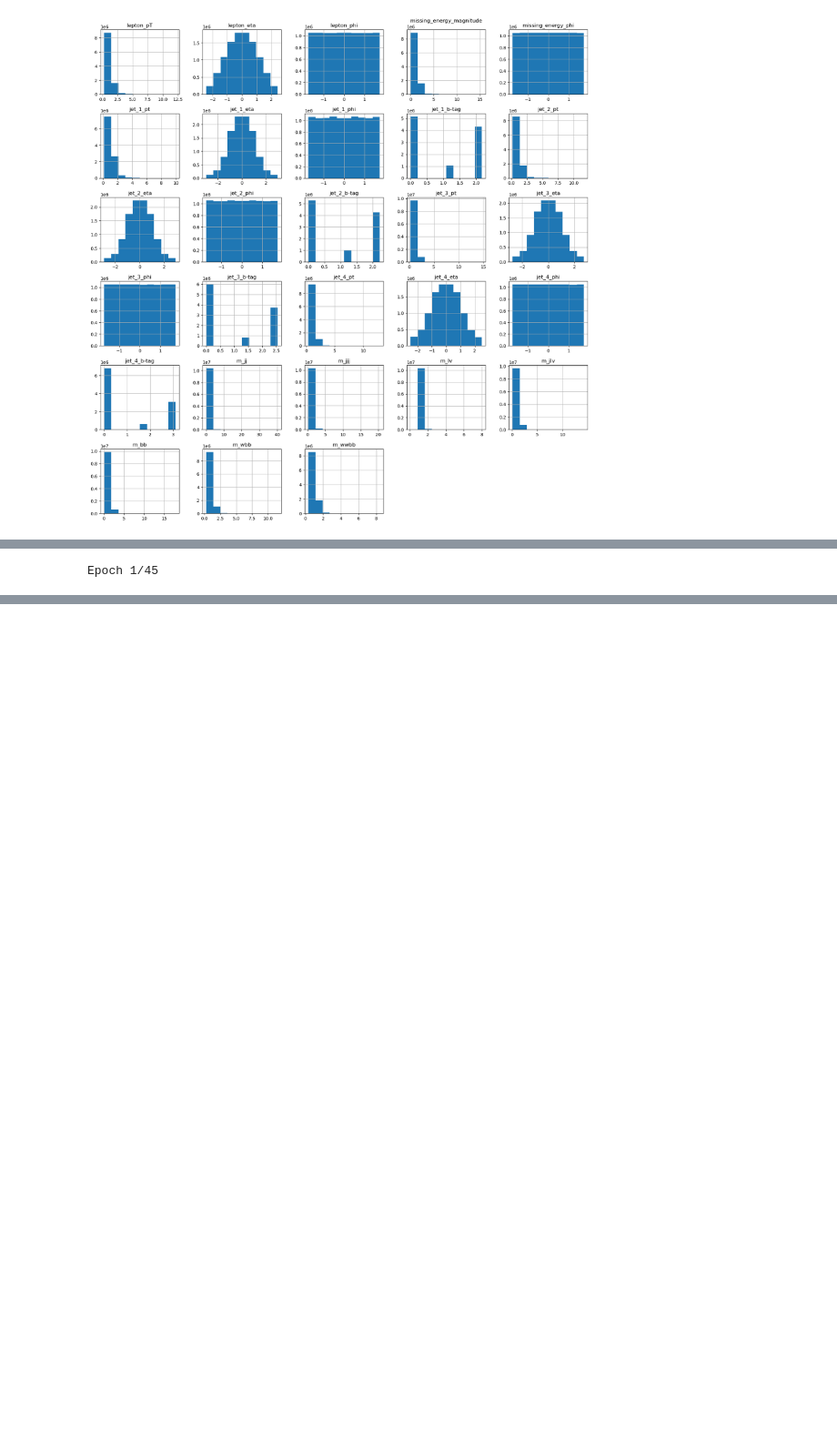
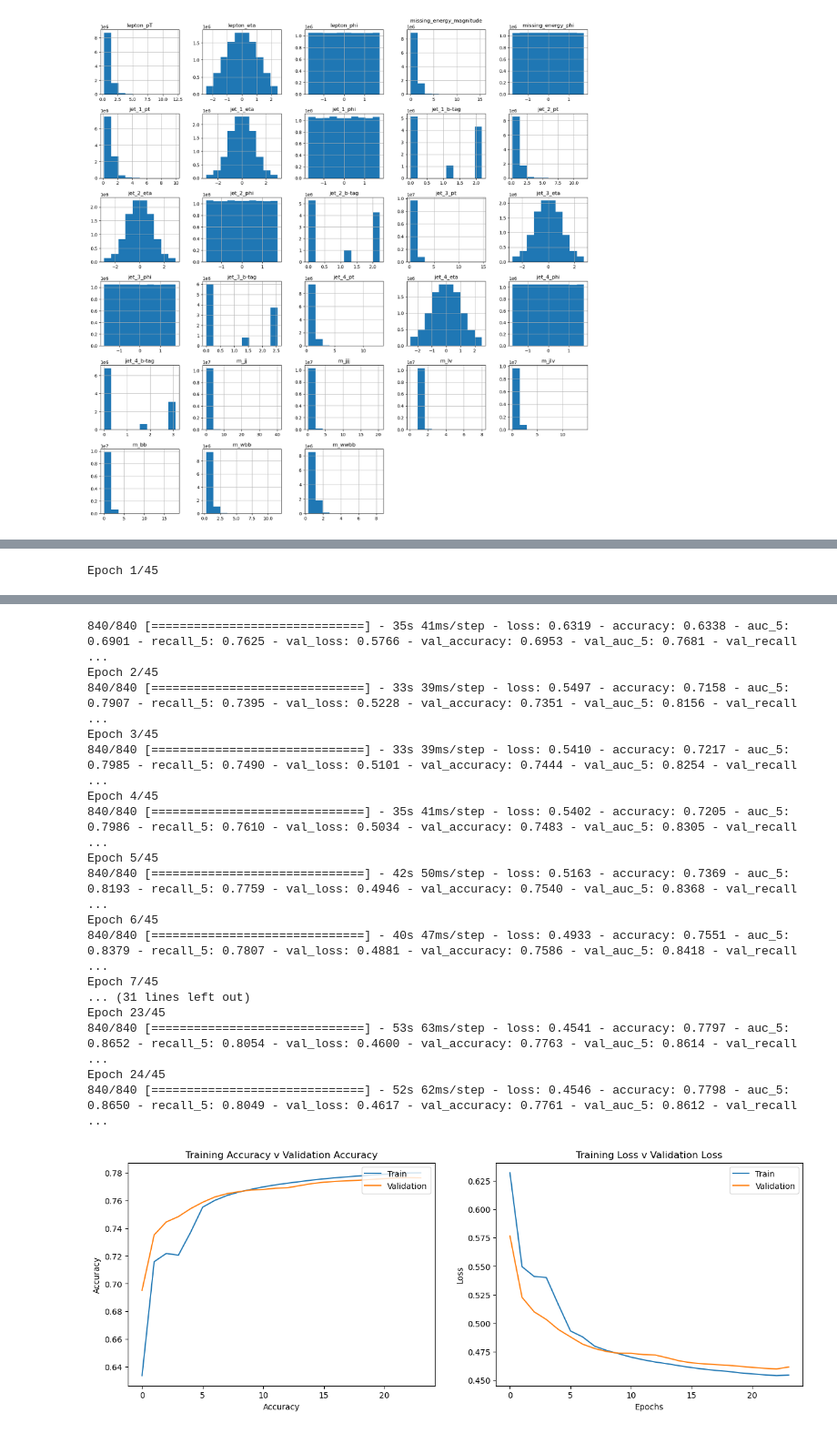
Before and after one commit to skembr01/Higgs_NN_Classifier, a Jupyter notebook: notebook.ipynb, the cells around one changed output, grey strips where cells are left out. Shown: that part at 91% size. Drawn from its saved outputs; the diff is of its cells as text; code cells hidden in the pictures; blank space fills up the shorter version.

```diff
--- a/notebook.ipynb
+++ b/notebook.ipynb
@@ -306,13 +307,16 @@ train_dataset = tf.data.Dataset.from_tensor_slices(
         tf.cast(train['class'], tf.int32)
     )
 )
+#batching the dataset with size 10000
 batched_dataset = train_dataset.batch(10000)
+#shuffling the batched dataset and reshuffling each iteration
 batched_dataset = batched_dataset.shuffle(buffer_size = 200000, reshuffle_each_iteration=True)
+#utilizing cache memory on dataset
 batched_dataset = batched_dataset.cache()
 #crucially doing this! so that data loads in parallel while model is running
-#source: https://www.tensorflow.org/guide/data_performance
 batched_dataset = batched_dataset.prefetch(1000)
 
-train_in = batched_dataset.take(int(len(batched_dataset) * 0.75))
-valid_in = batched_dataset.skip(int(len(batched_dataset) * 0.75)).take(int(len(batched_dataset) * 0.25))
+#taking 80% of dataset as training and 25% for validation
+train_in = batched_dataset.take(int(len(batched_dataset) * 0.8))
+valid_in = batched_dataset.skip(int(len(batched_dataset) * 0.8)).take(int(len(batched_dataset) * 0.2))
 #source for help here https://medium.com/when-i-work-data/converting-a-pandas-dataframe-into-a-tensorflow-dataset-752f3783c168
@@ -327,19 +335,19 @@ batch_size = 1000
 model = Sequential([
     Dense(512, activation = 'tanh', input_shape = (28,)),
     Dense(512, activation = 'tanh'),
-#     Dense(512, activation = 'tanh'),
     Dense(256, activation = 'tanh'),
     Dense(256, activation='tanh'),
     Dense(256, activation='tanh'),
     Dense(128, activation='tanh'),
     Dense(128, activation = 'tanh'),
-#     Dense(128, activation='tanh'),
+    Dense(128, activation='tanh'),
     Dense(64, activation='tanh'),
     Dense(64, activation='tanh'),
-#     Dense(32, activation = 'tanh'),
+    Dense(32, activation = 'tanh'),
     Dense(32, activation = 'tanh'),
     Dense(16, activation='tanh'),
-    Dense(1, activation = 'sigmoid')
+    Dense(8, activation='tanh'),
+    Dense(1, activation = 'tanh')
 ])
 # model.summary()
 
@@ -385,11 +393,12 @@ history = model.fit(
 fig, (ax1, ax2) = plt.subplots(1, 2)
 fig.set_figheight(5)
 fig.set_figwidth(15)
+#accuracy chart
 ax1.plot(history.history['accuracy'])
 ax1.plot(history.history['val_accuracy'])
-ax1.set_title('training accuracy v validation accuracy')
-ax1.set_ylabel('accuracy')
-ax1.set_xlabel('accuracy')
+ax1.set_title('Training Accuracy v Validation Accuracy')
+ax1.set_ylabel('Accuracy')
+ax1.set_xlabel('Accuracy')
 ax1.legend(['Train', 'Validation'], loc ='upper right')
 ax2.plot(history.history['loss'])
 ax2.plot(history.history['val_loss'])
@@ -404,0 +414,18 @@ Epoch 1/45
+840/840 [==============================] - 35s 41ms/step - loss: 0.6319 - accuracy: 0.6338 - auc_5: 0.6901 - recall_5: 0.7625 - val_loss: 0.5766 - val_accuracy: 0.6953 - val_auc_5: 0.7681 - val_recall ...
+Epoch 2/45
+840/840 [==============================] - 33s 39ms/step - loss: 0.5497 - accuracy: 0.7158 - auc_5: 0.7907 - recall_5: 0.7395 - val_loss: 0.5228 - val_accuracy: 0.7351 - val_auc_5: 0.8156 - val_recall ...
+Epoch 3/45
+840/840 [==============================] - 33s 39ms/step - loss: 0.5410 - accuracy: 0.7217 - auc_5: 0.7985 - recall_5: 0.7490 - val_loss: 0.5101 - val_accuracy: 0.7444 - val_auc_5: 0.8254 - val_recall ...
+Epoch 4/45
+840/840 [==============================] - 35s 41ms/step - loss: 0.5402 - accuracy: 0.7205 - auc_5: 0.7986 - recall_5: 0.7610 - val_loss: 0.5034 - val_accuracy: 0.7483 - val_auc_5: 0.8305 - val_recall ...
+Epoch 5/45
+840/840 [==============================] - 42s 50ms/step - loss: 0.5163 - accuracy: 0.7369 - auc_5: 0.8193 - recall_5: 0.7759 - val_loss: 0.4946 - val_accuracy: 0.7540 - val_auc_5: 0.8368 - val_recall ...
+Epoch 6/45
+840/840 [==============================] - 40s 47ms/step - loss: 0.4933 - accuracy: 0.7551 - auc_5: 0.8379 - recall_5: 0.7807 - val_loss: 0.4881 - val_accuracy: 0.7586 - val_auc_5: 0.8418 - val_recall ...
+Epoch 7/45
+... (31 lines left out)
+Epoch 23/45
+840/840 [==============================] - 53s 63ms/step - loss: 0.4541 - accuracy: 0.7797 - auc_5: 0.8652 - recall_5: 0.8054 - val_loss: 0.4600 - val_accuracy: 0.7763 - val_auc_5: 0.8614 - val_recall ...
+Epoch 24/45
+840/840 [==============================] - 52s 62ms/step - loss: 0.4546 - accuracy: 0.7798 - auc_5: 0.8650 - recall_5: 0.8049 - val_loss: 0.4617 - val_accuracy: 0.7761 - val_auc_5: 0.8612 - val_recall ...
+[figure, added]
```
Also changed, not shown: parts of 9 cells of this notebook.
